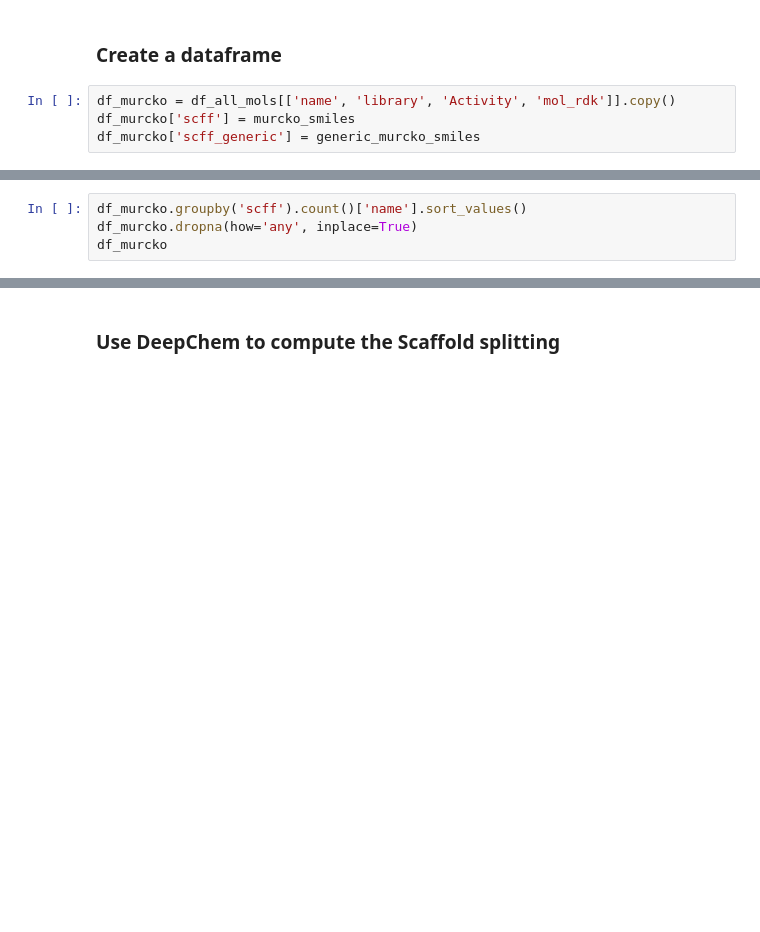
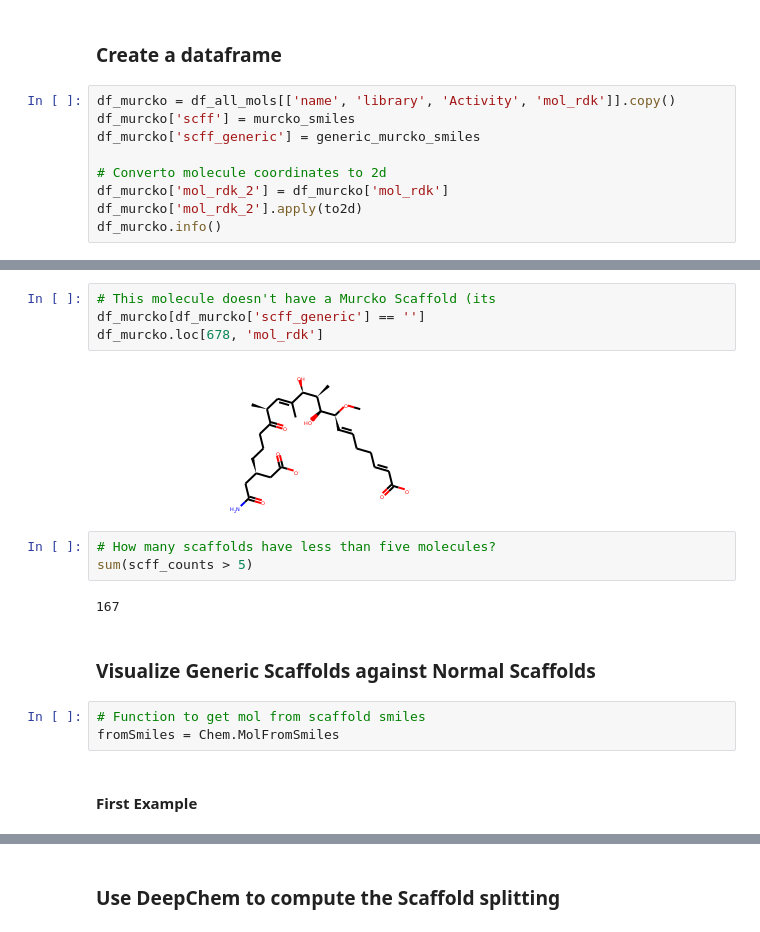
Before and after one commit to jRicciL/FXa-notebooks, a Jupyter notebook: 2_Docking_analysis/2_Murcko_Scaffolds.ipynb, the cells around one changed output, grey strips where cells are left out. Saved outputs shown, nothing was run; the diff lists cells and outputs as text; blank space fills up the shorter version.

Commit message:
Funtion to draw and compare scaffolds

```diff
--- a/2_Docking_analysis/2_Murcko_Scaffolds.ipynb
+++ b/2_Docking_analysis/2_Murcko_Scaffolds.ipynb
@@ -85,4 +81,9 @@ RDKit ERROR: [21:11:29] Explicit valence for atom # 13 N, 4, is greater than per
 df_murcko = df_all_mols[['name', 'library', 'Activity', 'mol_rdk']].copy()
 df_murcko['scff'] = murcko_smiles
 df_murcko['scff_generic'] = generic_murcko_smiles
+
+# Converto molecule coordinates to 2d
+df_murcko['mol_rdk_2'] = df_murcko['mol_rdk']
+df_murcko['mol_rdk_2'].apply(to2d)
+df_murcko.info()
 # %% [output]
@@ -102,4 +101,0 @@ df_murcko['scff_generic'] = generic_murcko_smiles
-# %%
-df_murcko.groupby('scff').count()['name'].sort_values()
-df_murcko.dropna(how='any', inplace=True)
-df_murcko
@@ -119,0 +150,18 @@ df_murcko
+# %%
+# This molecule doesn't have a Murcko Scaffold (its
+df_murcko[df_murcko['scff_generic'] == '']
+df_murcko.loc[678, 'mol_rdk']
+# %% [output]
+[figure, added]
+# %%
+# How many scaffolds have less than five molecules?
+sum(scff_counts > 5)
+# %% [output]
+167
+# %% [markdown]
+### Visualize Generic Scaffolds against Normal Scaffolds
+# %%
+# Function to get mol from scaffold smiles
+fromSmiles = Chem.MolFromSmiles
+# %% [markdown]
+#### First Example
```
Also changed, not shown: parts of 16 cells of this notebook.
